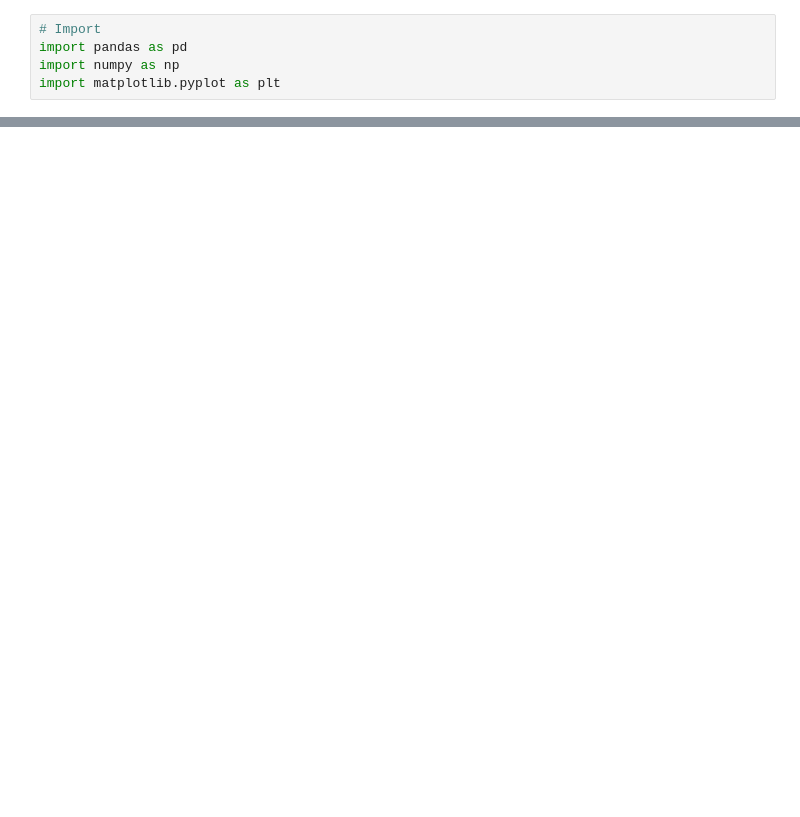
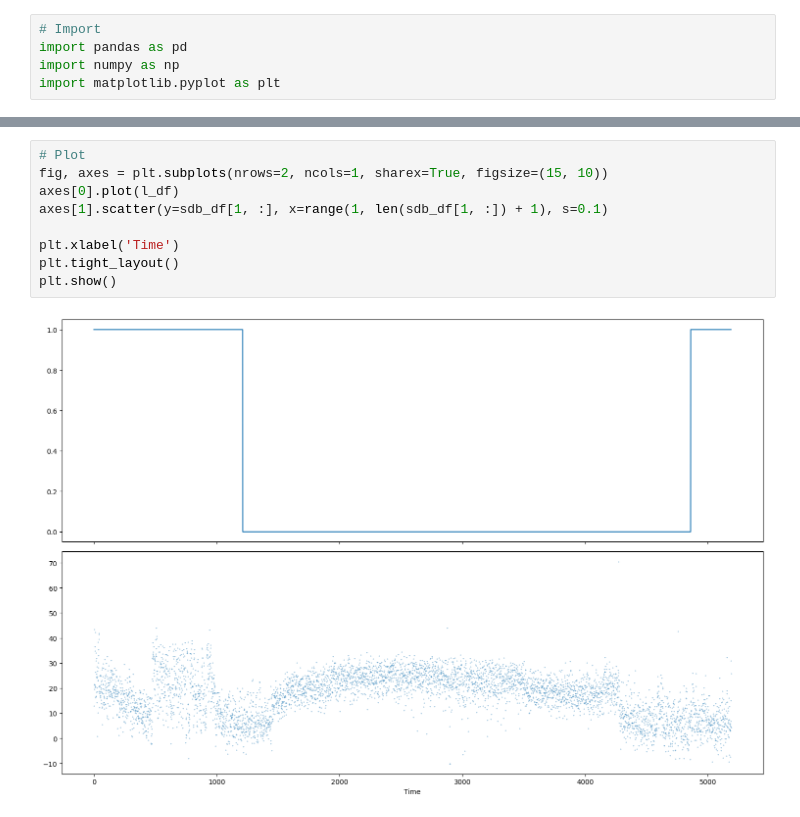
Before and after one commit to larsenalicia/TUe-Honors-MedAI-old, a Jupyter notebook: eda_nb/eda_physioNet.ipynb, the cells around one changed output, grey strips where cells are left out. Drawn from its saved outputs; the diff is of its cells as text; blank space fills up the shorter version.

```diff
--- a/eda_nb/eda_physioNet.ipynb
+++ b/eda_nb/eda_physioNet.ipynb
@@ -21,0 +25,11 @@ plt.plot(sdb_df[0, 1:100])
+# %%
+# Plot
+fig, axes = plt.subplots(nrows=2, ncols=1, sharex=True, figsize=(15, 10))
+axes[0].plot(l_df)
+axes[1].scatter(y=sdb_df[1, :], x=range(1, len(sdb_df[1, :]) + 1), s=0.1)
+
+plt.xlabel('Time')
+plt.tight_layout()
+plt.show()
+# %% [output]
+[figure, added]
```
Also changed, not shown: parts of 6 cells of this notebook, 2 other files.
